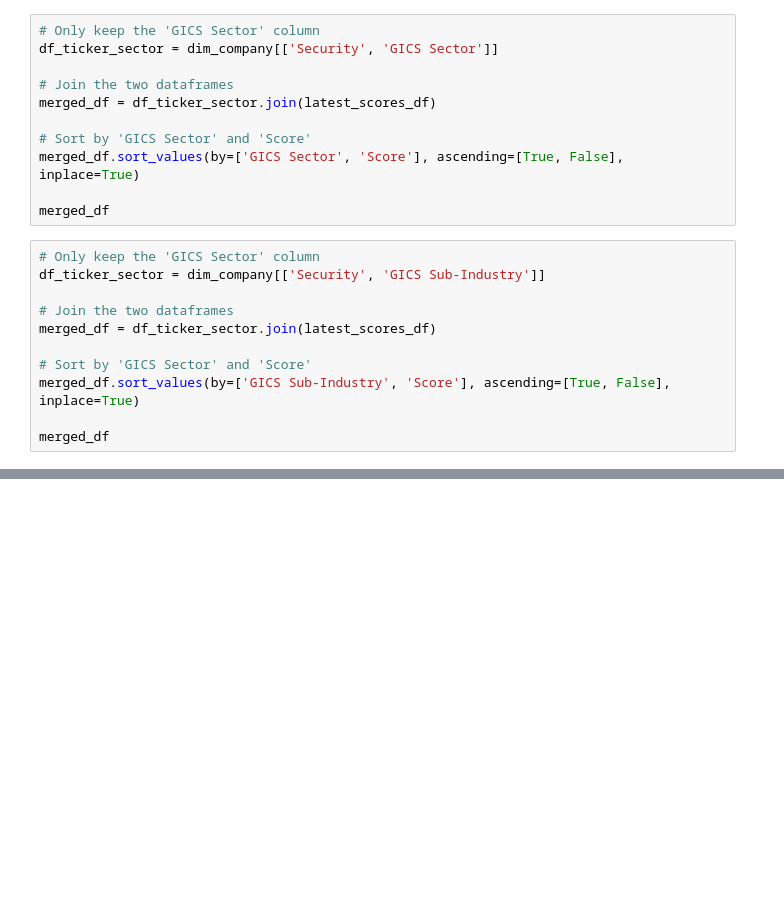
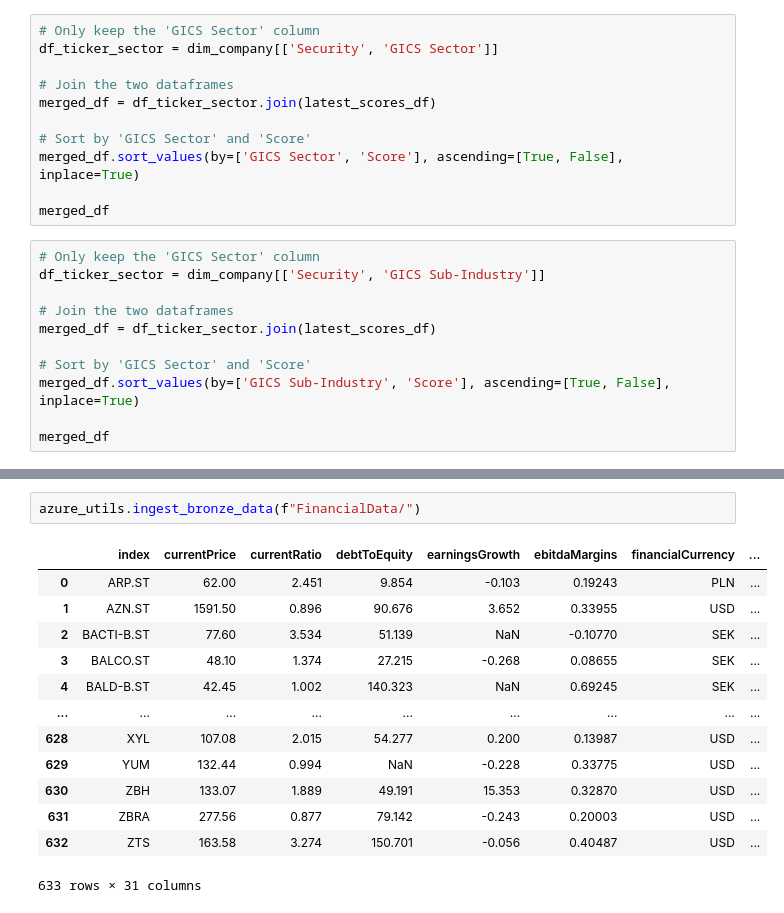
Before and after one commit to cfuru/Azure-Functions, a Jupyter notebook: func-yahoo-scraper-001/test_yahooquery.ipynb, the cells around one changed output, grey strips where cells are left out. Cells and saved outputs as stored; diff of their text form; blank space fills up the shorter version.

```diff
--- a/func-yahoo-scraper-001/test_yahooquery.ipynb
+++ b/func-yahoo-scraper-001/test_yahooquery.ipynb
@@ -204,0 +240,16 @@ merged_df
+# %%
+azure_utils.ingest_bronze_data(f"FinancialData/")
+# %% [output]
+|  | index | currentPrice | currentRatio | debtToEquity | earningsGrowth | ebitdaMargins | financialCurrency | ... |
+| 0 | ARP.ST | 62.00 | 2.451 | 9.854 | -0.103 | 0.19243 | PLN | ... |
+| 1 | AZN.ST | 1591.50 | 0.896 | 90.676 | 3.652 | 0.33955 | USD | ... |
+| 2 | BACTI-B.ST | 77.60 | 3.534 | 51.139 | NaN | -0.10770 | SEK | ... |
+| 3 | BALCO.ST | 48.10 | 1.374 | 27.215 | -0.268 | 0.08655 | SEK | ... |
+| 4 | BALD-B.ST | 42.45 | 1.002 | 140.323 | NaN | 0.69245 | SEK | ... |
+| ... | ... | ... | ... | ... | ... | ... | ... | ... |
+| 628 | XYL | 107.08 | 2.015 | 54.277 | 0.200 | 0.13987 | USD | ... |
+| 629 | YUM | 132.44 | 0.994 | NaN | -0.228 | 0.33775 | USD | ... |
+| 630 | ZBH | 133.07 | 1.889 | 49.191 | 15.353 | 0.32870 | USD | ... |
+| 631 | ZBRA | 277.56 | 0.877 | 79.142 | -0.243 | 0.20003 | USD | ... |
+| 632 | ZTS | 163.58 | 3.274 | 150.701 | -0.056 | 0.40487 | USD | ... |
+633 rows × 31 columns
```
Also changed, not shown: parts of 19 cells of this notebook, 21 other files.
